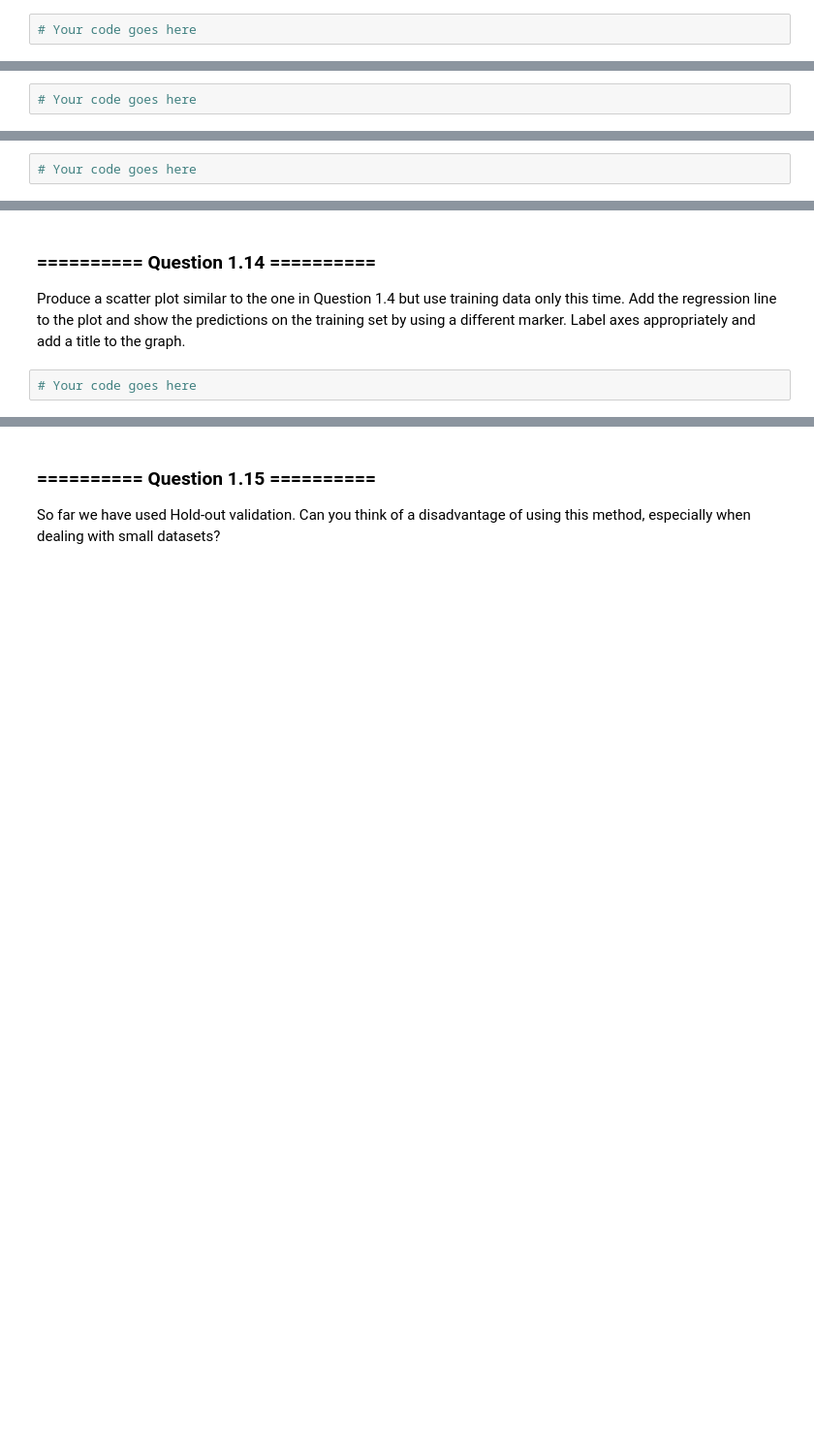
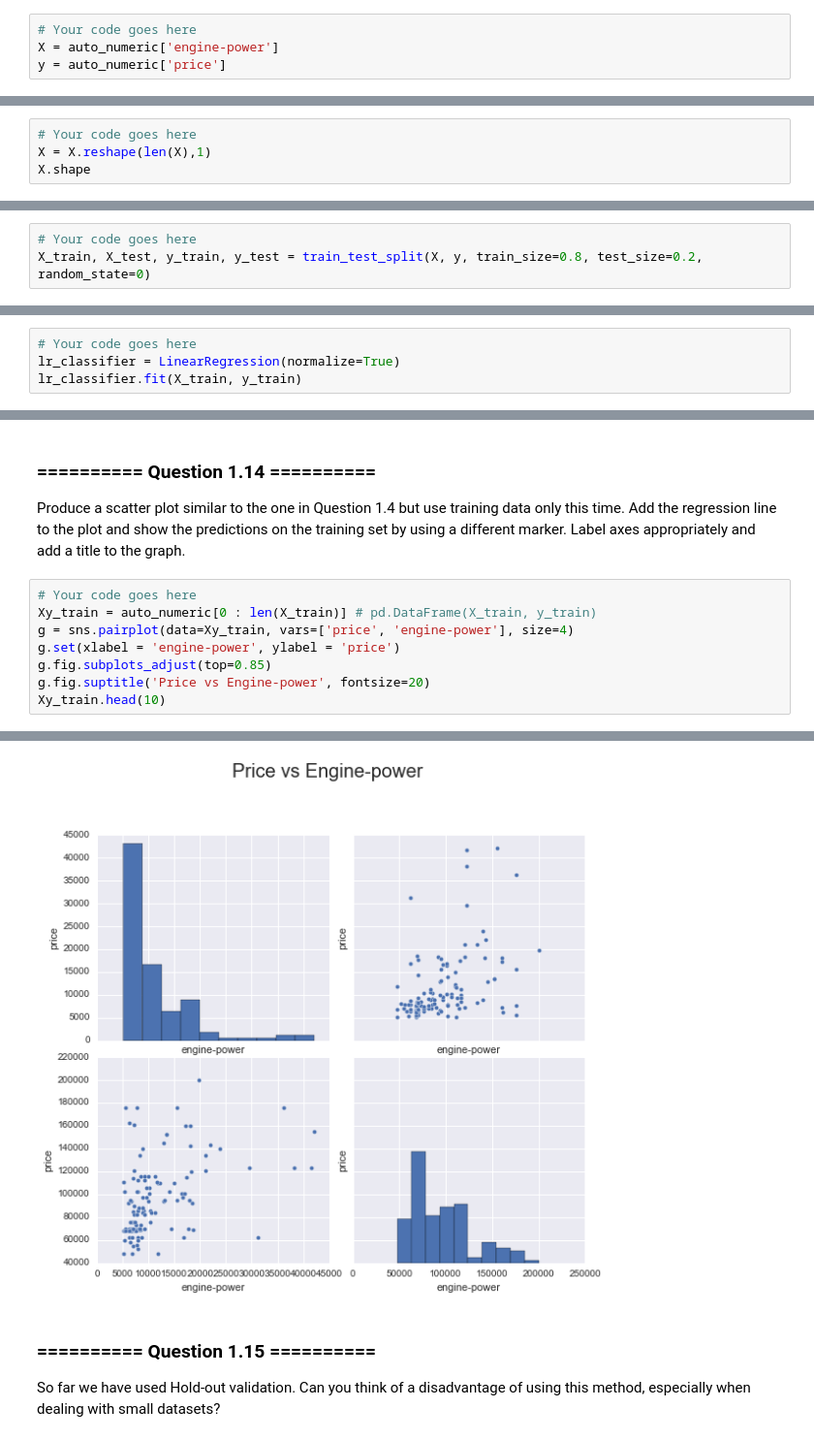
Before and after one commit to Dr-Alan-Turing/IAMachineLearning, a Jupyter notebook: 05_Assignment_2.ipynb, the cells around one changed output, grey strips where cells are left out. Shown: that part at 97% size. Cells and saved outputs as stored; diff of their text form; blank space fills up the shorter version.

```diff
--- a/05_Assignment_2.ipynb
+++ b/05_Assignment_2.ipynb
@@ -158,8 +158,12 @@ How would you preprocess it to improve the performance of linear regression? Don
 Now we want to build a simple linear regression model. First we need to define our input and target variables. Store the values of the attribute `engine-power` in a vector `X` and the values of our target variable `price` in a vector `y`.
 # %%
 # Your code goes here
+X = auto_numeric['engine-power']
+y = auto_numeric['price']
 # %% [markdown]
 ### ========== Question 1.9 ==========
 For technical reasons, we need to convert `X` into a 2D array, otherwise we will receive an error when trying to use it for building models. Perform this transformation and confirm that the shape of the resulting array is (`n`,1) where `n` is the number of instances in the dataset.
 # %%
 # Your code goes here
+X = X.reshape(len(X),1)
+X.shape
@@ -171,5 +175,10 @@ Now we want to use Hold-out validation to split the dataset into training and te
+# %%
+# Your code goes here
+X_train, X_test, y_train, y_test = train_test_split(X, y, train_size=0.8, test_size=0.2, random_state=0)
 # %% [markdown]
 ### ========== Question 1.11  ==========
 By using Scikit-learn's [`LinearRegression`](http://scikit-learn.org/0.17/modules/generated/sklearn.linear_model.LinearRegression.html) fit a model to the training data. When initialising the model, set the `normalize` parameter to `True` and use default settings for the other parameters.
 # %%
 # Your code goes here
+lr_classifier = LinearRegression(normalize=True)
+lr_classifier.fit(X_train, y_train)
@@ -186,5 +197,12 @@ What happens to the price as one more unit of engine-power is added? By examinin
 # %% [markdown]
 ### ========== Question 1.14  ==========
 Produce a scatter plot similar to the one in Question 1.4 but use training data only this time. Add the regression line to the plot and show the predictions on the training set by using a different marker. Label axes appropriately and add a title to the graph.
-# %%
-# Your code goes here
+# %%
+# Your code goes here
+Xy_train = auto_numeric[0 : len(X_train)] # pd.DataFrame(X_train, y_train)
+g = sns.pairplot(data=Xy_train, vars=['price', 'engine-power'], size=4)
+g.set(xlabel = 'engine-power', ylabel = 'price')
+g.fig.subplots_adjust(top=0.85)
+g.fig.suptitle('Price vs Engine-power', fontsize=20)
+Xy_train.head(10)
+# %% [output]
@@ -191,3 +220,4 @@ Produce a scatter plot similar to the one in Question 1.4 but use training data
+[figure, added]
 # %% [markdown]
 ### ========== Question 1.15  ==========
 So far we have used Hold-out validation. Can you think of a disadvantage of using this method, especially when dealing with small datasets?
```
Also changed, not shown: parts of 4 cells of this notebook, 1 other file.
